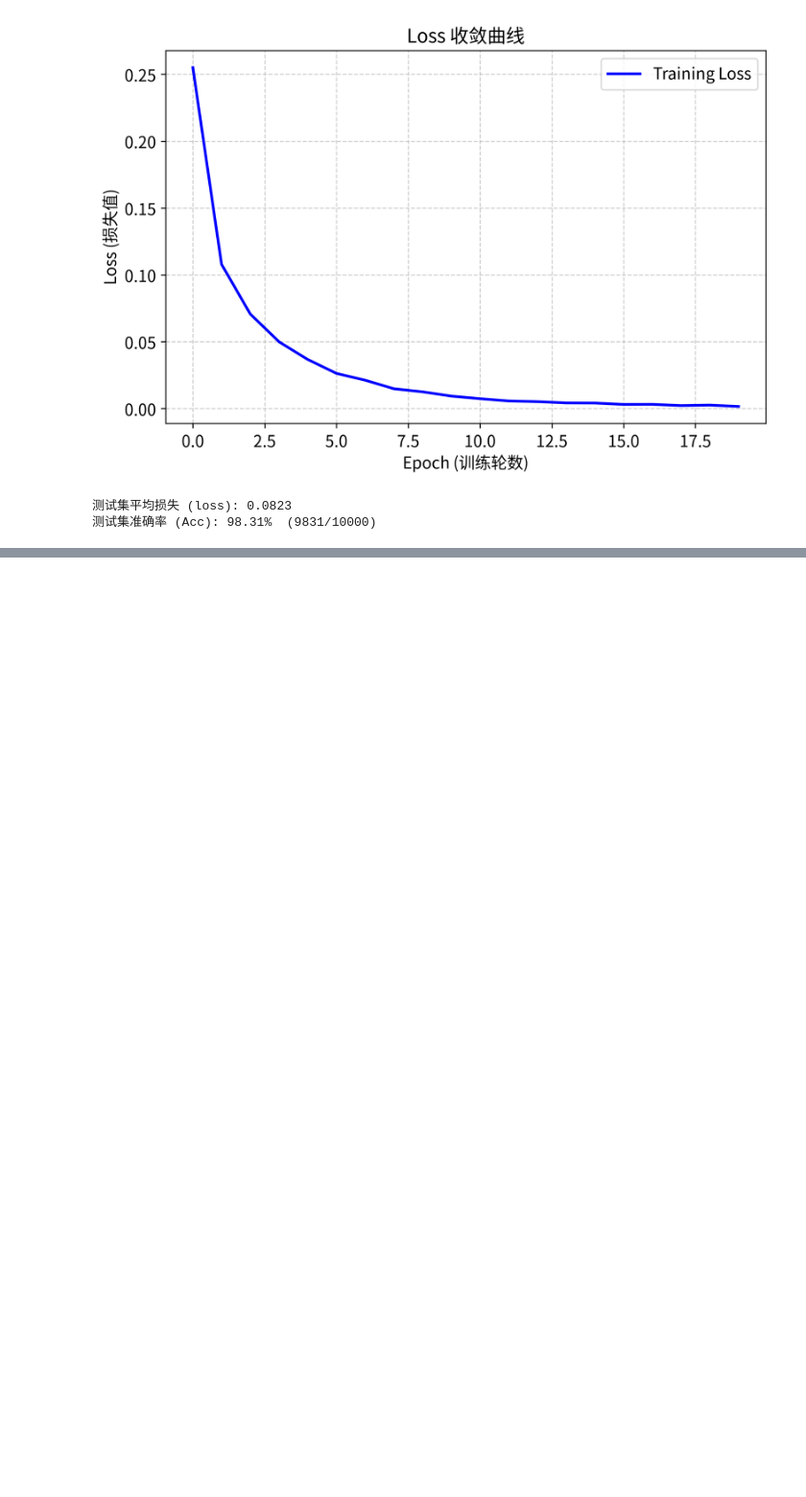
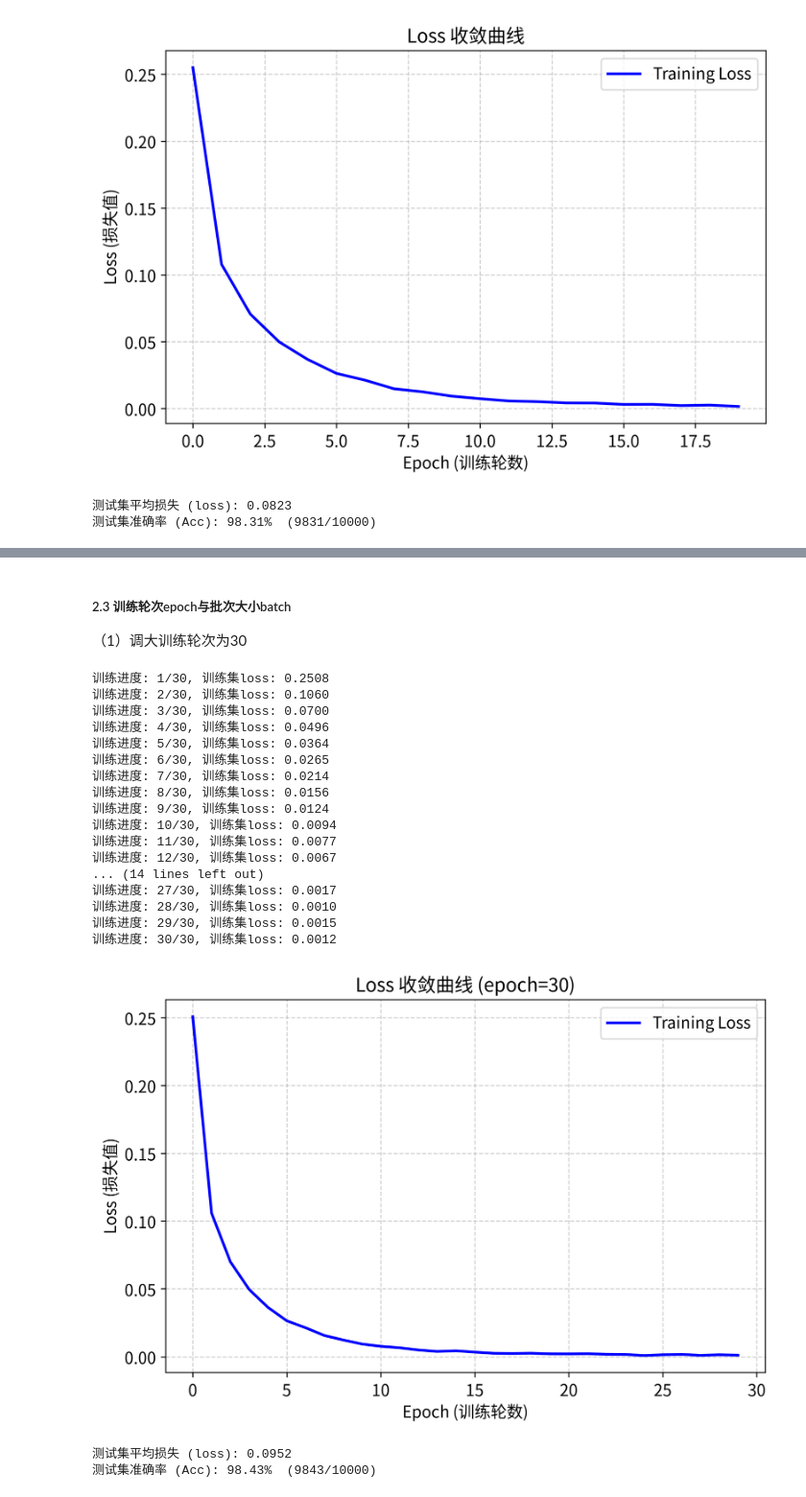
Before and after one commit to xiaoguangjin12345-dev/deep-learning, a Jupyter notebook: ex-1/ex-1.2.ipynb, the cells around one changed output, grey strips where cells are left out. Shown at 96% size. Cells and saved outputs as stored; diff of their text form; code cells hidden in the pictures; blank space fills up the shorter version.

```diff
--- a/ex-1/ex-1.2.ipynb
+++ b/ex-1/ex-1.2.ipynb
@@ -197,0 +350,32 @@ evaluate_model(model, batch=128)
+# %% [markdown]
+##### 2.3 训练轮次epoch与批次大小batch
+（1）调大训练轮次为30
+# %%
+model = Net() # 定义模型
+criterion = nn.CrossEntropyLoss() # 损失函数（交叉熵损失）
+optimizer = optim.RMSprop(model.parameters(), lr = 0.001) # 优化器
+
+loss_result = train_model(model, epochs=30, batch = 128)
+plot_loss_curve('Loss 收敛曲线 (epoch=30)', loss_result)
+evaluate_model(model, batch=128)
+# %% [output]
+训练进度: 1/30, 训练集loss: 0.2508
+训练进度: 2/30, 训练集loss: 0.1060
+训练进度: 3/30, 训练集loss: 0.0700
+训练进度: 4/30, 训练集loss: 0.0496
+训练进度: 5/30, 训练集loss: 0.0364
+训练进度: 6/30, 训练集loss: 0.0265
+训练进度: 7/30, 训练集loss: 0.0214
+训练进度: 8/30, 训练集loss: 0.0156
+训练进度: 9/30, 训练集loss: 0.0124
+训练进度: 10/30, 训练集loss: 0.0094
+训练进度: 11/30, 训练集loss: 0.0077
+训练进度: 12/30, 训练集loss: 0.0067
+... (14 lines left out)
+训练进度: 27/30, 训练集loss: 0.0017
+训练进度: 28/30, 训练集loss: 0.0010
+训练进度: 29/30, 训练集loss: 0.0015
+训练进度: 30/30, 训练集loss: 0.0012
+[figure, added]
+测试集平均损失 (loss): 0.0952
+测试集准确率 (Acc): 98.43%  (9843/10000)
```
Also changed, not shown: parts of 17 cells of this notebook.
